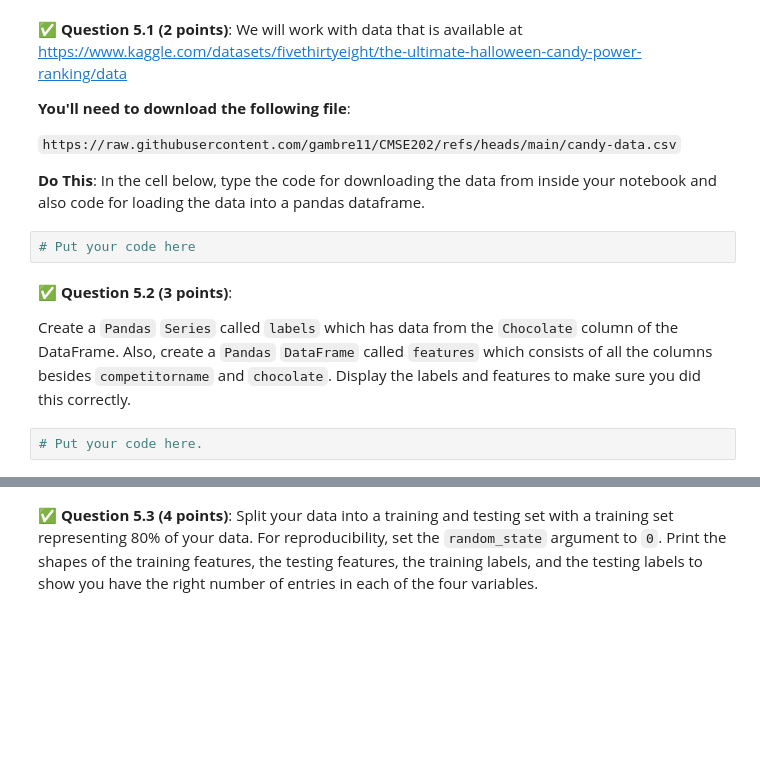
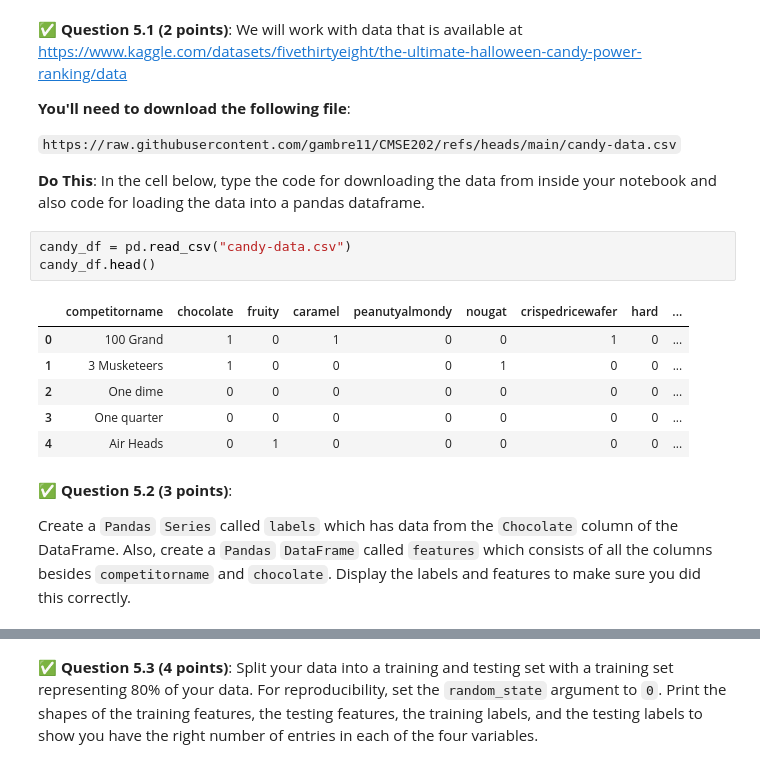
Before and after one commit to Demskini/CMSE202-fs25-turnin, a Jupyter notebook: hw-03/HW-03_Regression-S25-STUDENT.ipynb, the cells around one changed output, grey strips where cells are left out. Saved outputs shown, nothing was run; the diff lists cells and outputs as text; blank space fills up the shorter version.

```diff
--- a/hw-03/HW-03_Regression-S25-STUDENT.ipynb
+++ b/hw-03/HW-03_Regression-S25-STUDENT.ipynb
@@ -358,11 +358,17 @@ In this part, we'd like to use logistic regression to classify whether a candy h
 `https://raw.githubusercontent.com/gambre11/CMSE202/refs/heads/main/candy-data.csv`
 
 **Do This**: In the cell below, type the code for downloading the data from inside your notebook and also code for loading the data into a pandas dataframe.
-# %%
-# Put your code here
+# %%
+candy_df = pd.read_csv("candy-data.csv")
+candy_df.head()
+# %% [output]
+|  | competitorname | chocolate | fruity | caramel | peanutyalmondy | nougat | crispedricewafer | hard | ... |
+| 0 | 100 Grand | 1 | 0 | 1 | 0 | 0 | 1 | 0 | ... |
+| 1 | 3 Musketeers | 1 | 0 | 0 | 0 | 1 | 0 | 0 | ... |
+| 2 | One dime | 0 | 0 | 0 | 0 | 0 | 0 | 0 | ... |
+| 3 | One quarter | 0 | 0 | 0 | 0 | 0 | 0 | 0 | ... |
+| 4 | Air Heads | 0 | 1 | 0 | 0 | 0 | 0 | 0 | ... |
 # %% [markdown]
 &#9989;  **Question 5.2 (3 points)**:
 
 Create a `Pandas` `Series` called `labels` which has data from the `Chocolate` column of the DataFrame. Also, create a `Pandas` `DataFrame` called `features` which consists of all the columns besides `competitorname` and `chocolate`. Display the labels and features to make sure you did this correctly.
-# %%
-# Put your code here.
```
Also changed, not shown: parts of 7 cells of this notebook.
